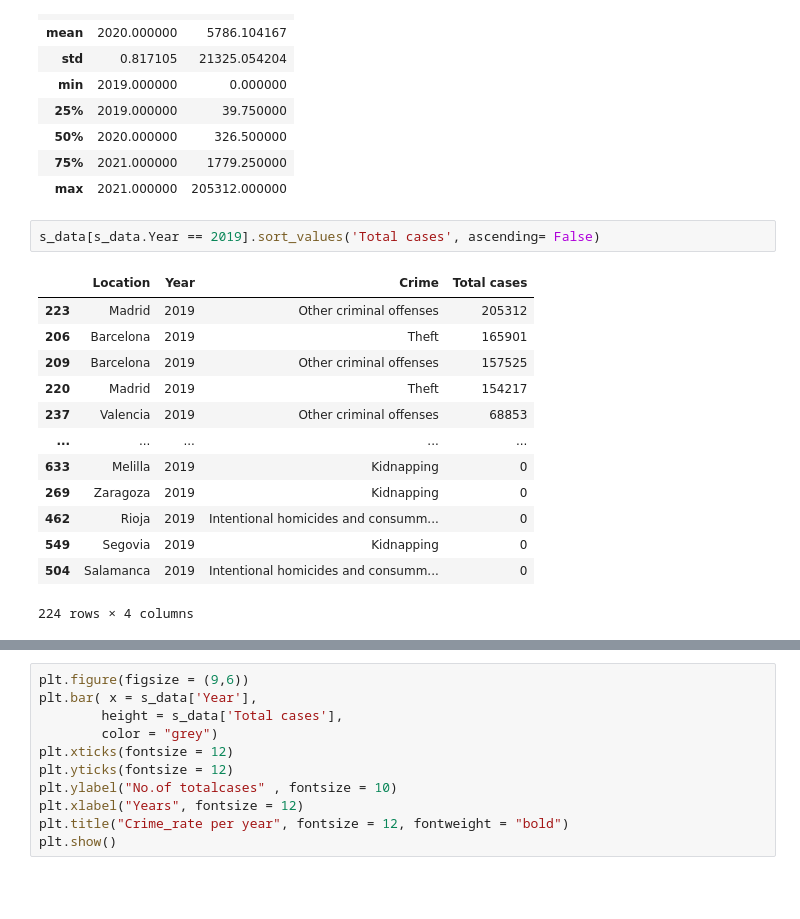
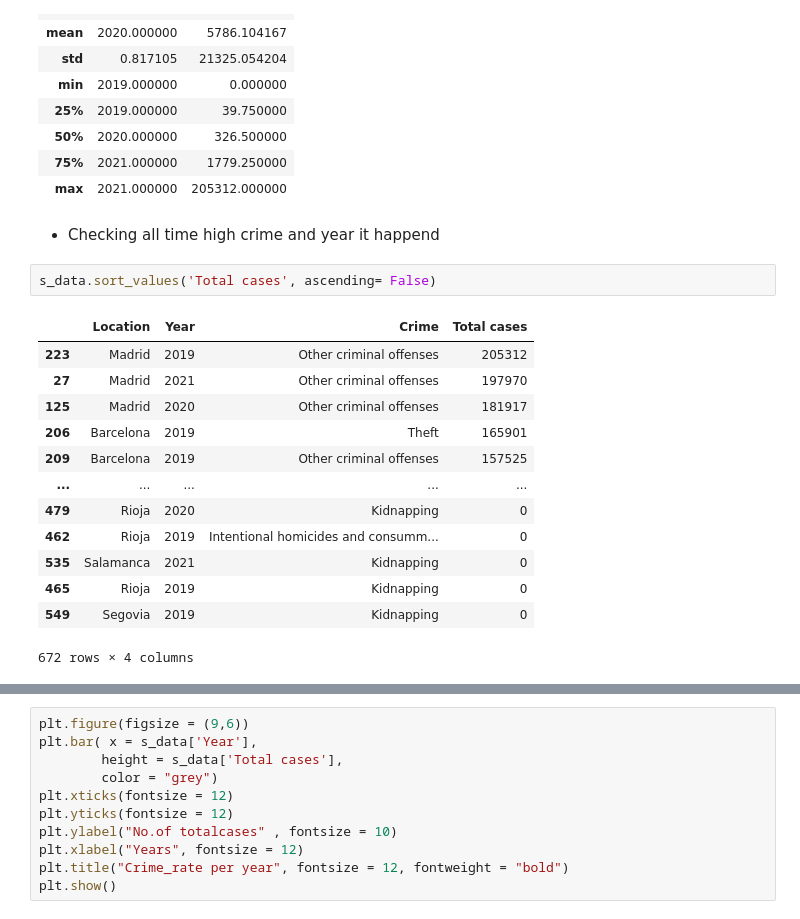
Before and after one commit to captin01/Data_Analysis, a Jupyter notebook: spaincrime.ipynb, the cells around one changed output, grey strips where cells are left out. Saved outputs shown, nothing was run; the diff lists cells and outputs as text; blank space fills up the shorter version.

```diff
--- a/spaincrime.ipynb
+++ b/spaincrime.ipynb
@@ -62,19 +35,21 @@ s_data.describe()
 | 50% | 2020.000000 | 326.500000 |
 | 75% | 2021.000000 | 1779.250000 |
 | max | 2021.000000 | 205312.000000 |
+# %% [markdown]
+- Checking all time high crime and year it happend
 # %%
-s_data[s_data.Year == 2019].sort_values('Total cases', ascending= False)
+s_data.sort_values('Total cases', ascending= False)
 # %% [output]
 |  | Location | Year | Crime | Total cases |
 | 223 | Madrid | 2019 | Other criminal offenses | 205312 |
+| 27 | Madrid | 2021 | Other criminal offenses | 197970 |
+| 125 | Madrid | 2020 | Other criminal offenses | 181917 |
 | 206 | Barcelona | 2019 | Theft | 165901 |
 | 209 | Barcelona | 2019 | Other criminal offenses | 157525 |
-| 220 | Madrid | 2019 | Theft | 154217 |
-| 237 | Valencia | 2019 | Other criminal offenses | 68853 |
 | ... | ... | ... | ... | ... |
-| 633 | Melilla | 2019 | Kidnapping | 0 |
-| 269 | Zaragoza | 2019 | Kidnapping | 0 |
+| 479 | Rioja | 2020 | Kidnapping | 0 |
 | 462 | Rioja | 2019 | Intentional homicides and consumm... | 0 |
+| 535 | Salamanca | 2021 | Kidnapping | 0 |
+| 465 | Rioja | 2019 | Kidnapping | 0 |
 | 549 | Segovia | 2019 | Kidnapping | 0 |
-| 504 | Salamanca | 2019 | Intentional homicides and consumm... | 0 |
-224 rows × 4 columns
+672 rows × 4 columns
```
Also changed, not shown: parts of 27 cells of this notebook.
